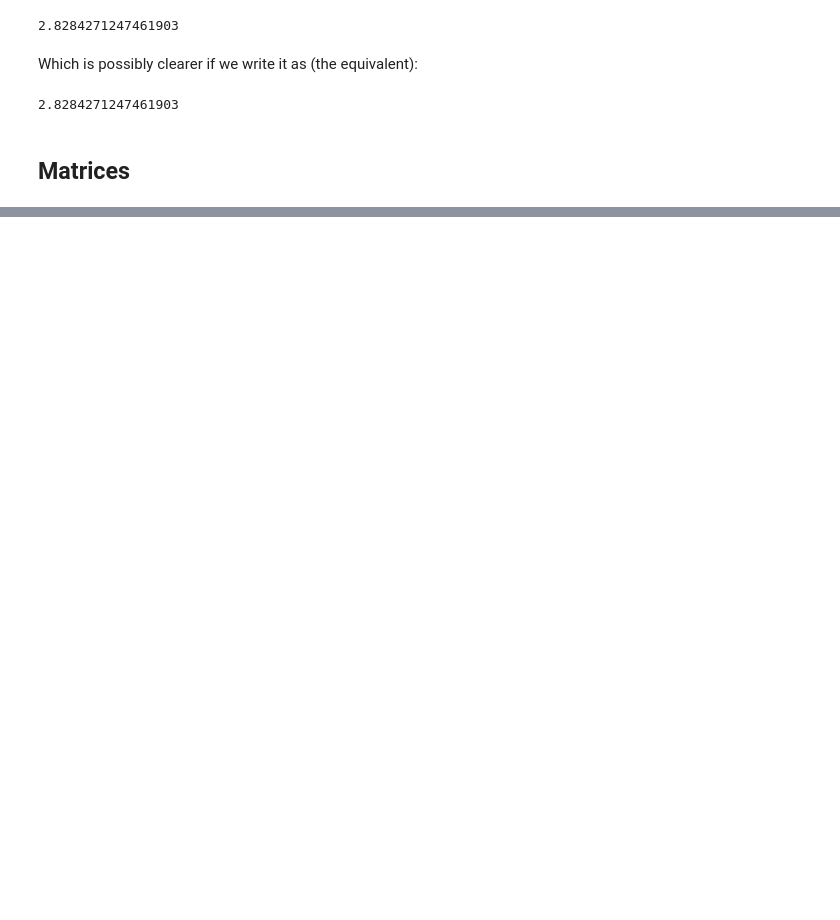
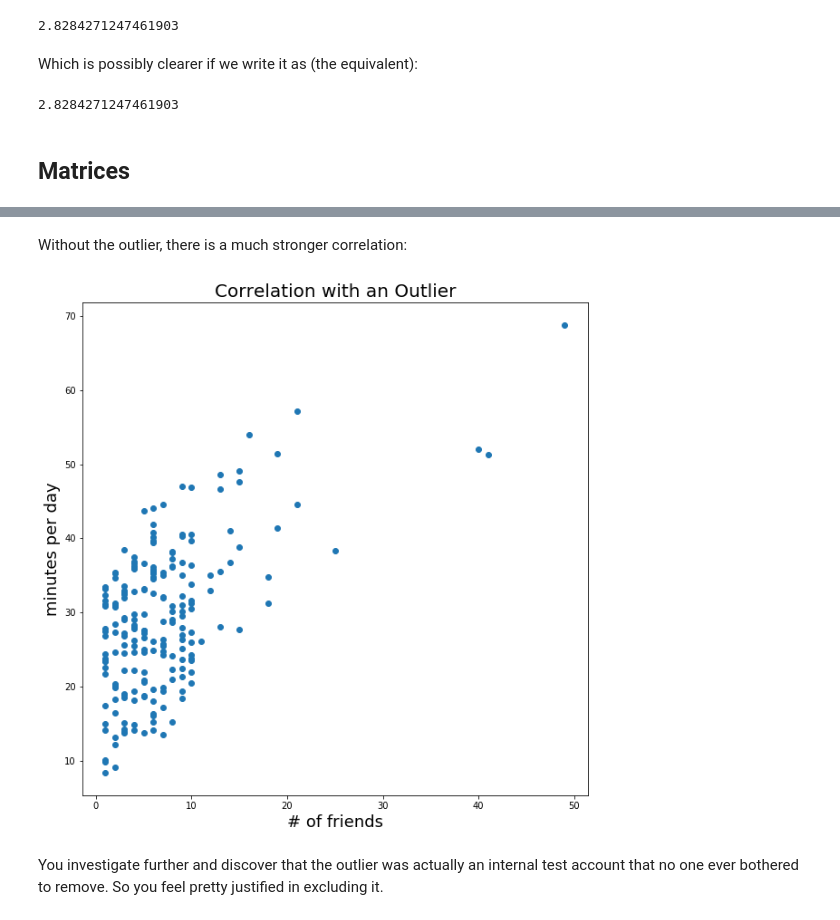
Before and after one commit to Naumov1889/data-science-from-scratch_jupyter-notebook, a Jupyter notebook: Data Science from Scratch.ipynb, the cells around one changed output, grey strips where cells are left out. Drawn from its saved outputs; the diff is of its cells as text; code cells hidden in the pictures; blank space fills up the shorter version.

```diff
--- a/Data Science from Scratch.ipynb
+++ b/Data Science from Scratch.ipynb
@@ -850,0 +1296,14 @@ distance([3,2], [5,4])
+# %% [markdown]
+Without the outlier, there is a much stronger correlation:
+# %%
+plt.figure(figsize=(10,10))
+plt.scatter(num_friends_good, daily_minutes_good)
+#plt.axis([0, 105, 0, 100])
+plt.title('Correlation with an Outlier', fontsize=20)
+plt.xlabel('# of friends', fontsize=18)
+plt.ylabel('minutes per day', fontsize=18)
+plt.show()
+# %% [output]
+[figure, added]
+# %% [markdown]
+You investigate further and discover that the outlier was actually an internal test account that no one ever bothered to remove. So you feel pretty justified in excluding it.
```
Also changed, not shown: parts of 77 cells of this notebook.
